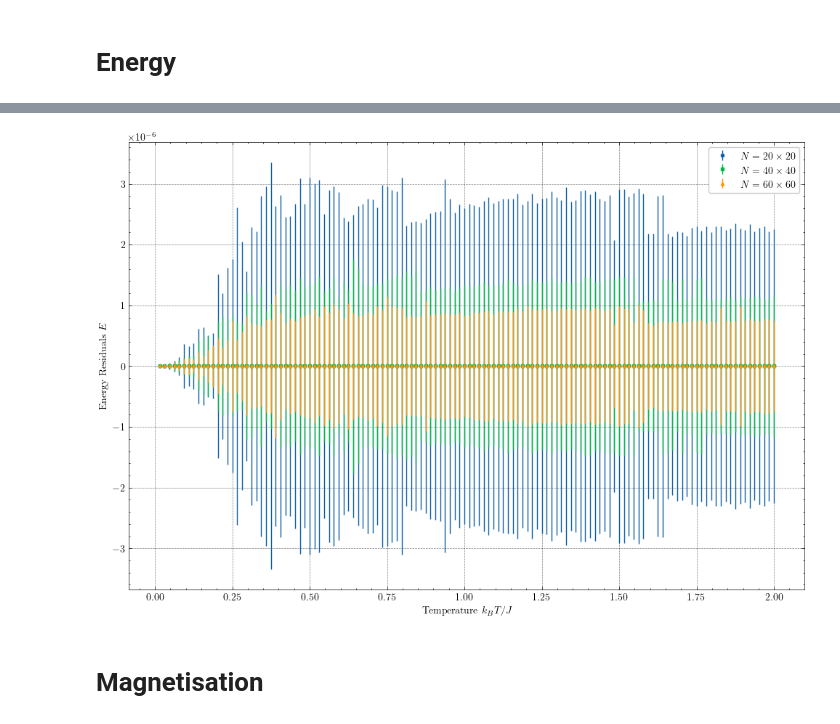
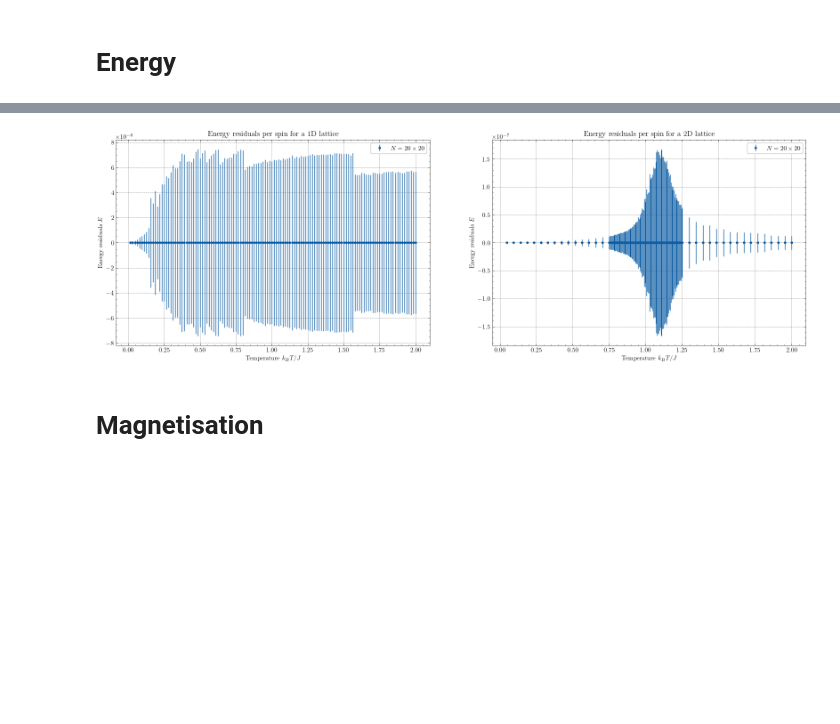
Before and after one commit to lennartvrg/XY-Model, a Jupyter notebook: Notebook.ipynb, the cells around one changed output, grey strips where cells are left out. Saved outputs shown, nothing was run; the diff lists cells and outputs as text; code cells hidden in the pictures; blank space fills up the shorter version.

```diff
--- a/Notebook.ipynb
+++ b/Notebook.ipynb
@@ -12,7 +12,7 @@ import scienceplots
 
 # Pretty styling for graphs
 plt.style.use(['science', 'grid', 'scatter'])
-plt.rcParams["figure.figsize"] = (12, 8)
+plt.rcParams["figure.figsize"] = (20, 6)
 # %% [markdown]
 # Select most recent run
 # %%
@@ -21,14 +21,17 @@ current_run = pd.read_sql_query('SELECT id FROM runs ORDER BY created_at DESC',
 # %% [markdown]
 # Energy
 # %%
-fig, ax = plt.subplots()
-for size in pd.read_sql_query(f'SELECT size FROM results WHERE run_id = \'{current_run}\' GROUP BY size', con)['size']:
-    data = pd.read_sql_query(f'SELECT temperature, energy, energy_std FROM results WHERE run_id = \'{current_run}\' AND size = \'{size}\' ORDER BY temperature', con)
-    ax.errorbar(data['temperature'], data['energy'], yerr=data['energy_std'], label=f'$N = {size} \\times {size}$')
+fig, ax = plt.subplots(1, 2)
+for name, group in pd.read_sql_query(f'SELECT dimension, size FROM results WHERE run_id = \'{current_run}\' GROUP BY dimension, size ORDER BY dimension', con).groupby('dimension'):
+    for size in group['size']:
+        data = pd.read_sql_query(f'SELECT temperature, energy, energy_std FROM results WHERE dimension = \'{name}\' AND run_id = \'{current_run}\' AND size = \'{size}\' ORDER BY temperature', con)
+        ax[name - 1].errorbar(data['temperature'], data['energy'], yerr=data['energy_std'], label=f'$N = {size} \\times {size}$')
 
-ax.set_xlabel('Temperature $k_B T / J$')
-ax.set_ylabel('Energy $E$')
+    ax[name - 1].set_title(f'Energy per spin for a {name}D lattice')
+    ax[name - 1].set_xlabel('Temperature $k_B T / J$')
+    ax[name - 1].set_ylabel('Energy $E$')
 
-ax.legend()
+    ax[name - 1].legend()
+
 fig.savefig('figures/Energy.pdf', bbox_inches='tight')
 # %% [output]
@@ -36,16 +39,19 @@ fig.savefig('figures/Energy.pdf', bbox_inches='tight')
 # %%
-fig, ax = plt.subplots()
-for size in pd.read_sql_query(f'SELECT size FROM results WHERE run_id = \'{current_run}\' AND size IN (20, 40, 60, 80) GROUP BY size', con)['size']:
-    data = pd.read_sql_query(f'SELECT temperature, energy_std FROM results WHERE run_id = \'{current_run}\' AND size = \'{size}\' ORDER BY temperature', con)
-    ax.errorbar(data['temperature'], [0] * len(data['energy_std']), yerr=data['energy_std'], label=f'$N = {size} \\times {size}$')
+fig, ax = plt.subplots(1, 2)
+for name, group in pd.read_sql_query(f'SELECT dimension, size FROM results WHERE run_id = \'{current_run}\' GROUP BY dimension, size ORDER BY dimension', con).groupby('dimension'):
+    for size in group['size']:
+        data = pd.read_sql_query(f'SELECT temperature, energy, energy_std FROM results WHERE dimension = \'{name}\' AND run_id = \'{current_run}\' AND size = \'{size}\' ORDER BY temperature', con)
+        ax[name - 1].errorbar(data['temperature'], [0] * len(data['energy_std']), yerr=data['energy_std'], label=f'$N = {size} \\times {size}$')
 
-ax.set_xlabel('Temperature $k_B T / J$')
-ax.set_ylabel('Energy Residuals $E$')
+    ax[name - 1].set_title(f'Energy residuals per spin for a {name}D lattice')
+    ax[name - 1].set_xlabel('Temperature $k_B T / J$')
+    ax[name - 1].set_ylabel('Energy residuals $E$')
 
-ax.legend()
+    ax[name - 1].legend()
+
 fig.savefig('figures/Energy_Residual.pdf', bbox_inches='tight')
 # %% [output]
-[figure, old version]
+[figure, new version]
 # %% [markdown]
 # Magnetisation
 # %%
```
Also changed, not shown: parts of 9 cells of this notebook, 2 other files.
